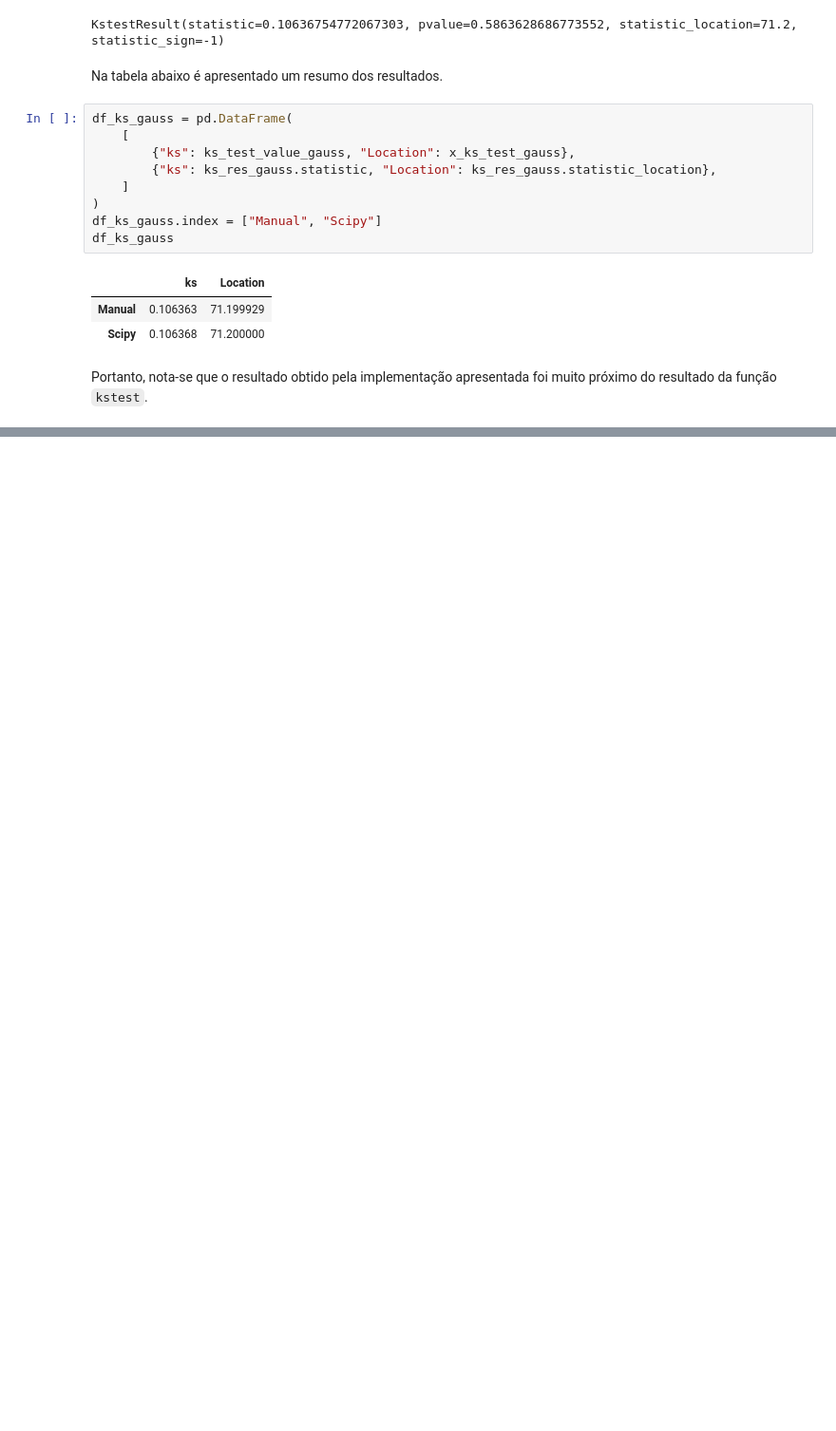
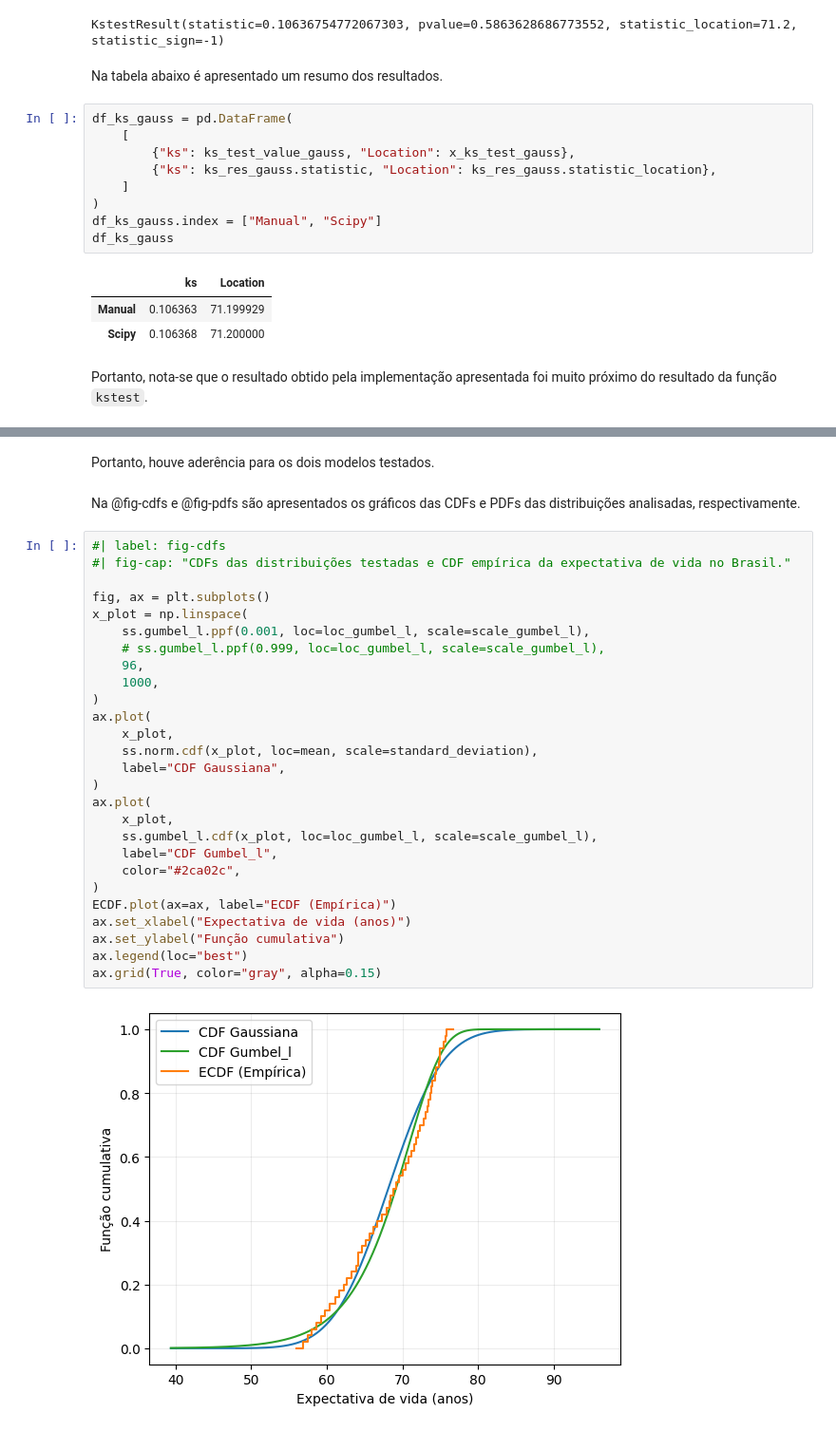
Before and after one commit to matheus-amancio/lista-01-confiabilidade-estrutural, a Jupyter notebook: q1.ipynb, the cells around one changed output, grey strips where cells are left out. Shown at 95% size. Saved outputs shown, nothing was run; the diff lists cells and outputs as text; blank space fills up the shorter version.

```diff
--- a/q1.ipynb
+++ b/q1.ipynb
@@ -488,0 +598,33 @@ ss.ksone.ppf(1-0.05/2,50)
+# %% [markdown]
+Portanto, houve aderência para os dois modelos testados.
+# %% [markdown]
+Na @fig-cdfs e @fig-pdfs são apresentados os gráficos das CDFs e PDFs das distribuições analisadas, respectivamente.
+# %%
+#| label: fig-cdfs
+#| fig-cap: "CDFs das distribuições testadas e CDF empírica da expectativa de vida no Brasil."
+
+fig, ax = plt.subplots()
+x_plot = np.linspace(
+    ss.gumbel_l.ppf(0.001, loc=loc_gumbel_l, scale=scale_gumbel_l),
+    # ss.gumbel_l.ppf(0.999, loc=loc_gumbel_l, scale=scale_gumbel_l),
+    96,
+    1000,
+)
+ax.plot(
+    x_plot,
+    ss.norm.cdf(x_plot, loc=mean, scale=standard_deviation),
+    label="CDF Gaussiana",
+)
+ax.plot(
+    x_plot,
+    ss.gumbel_l.cdf(x_plot, loc=loc_gumbel_l, scale=scale_gumbel_l),
+    label="CDF Gumbel_l",
+    color="#2ca02c",
+)
+ECDF.plot(ax=ax, label="ECDF (Empírica)")
+ax.set_xlabel("Expectativa de vida (anos)")
+ax.set_ylabel("Função cumulativa")
+ax.legend(loc="best")
+ax.grid(True, color="gray", alpha=0.15)
+# %% [output]
+[figure, added]
```
Also changed, not shown: parts of 34 cells of this notebook, 5 other files.
